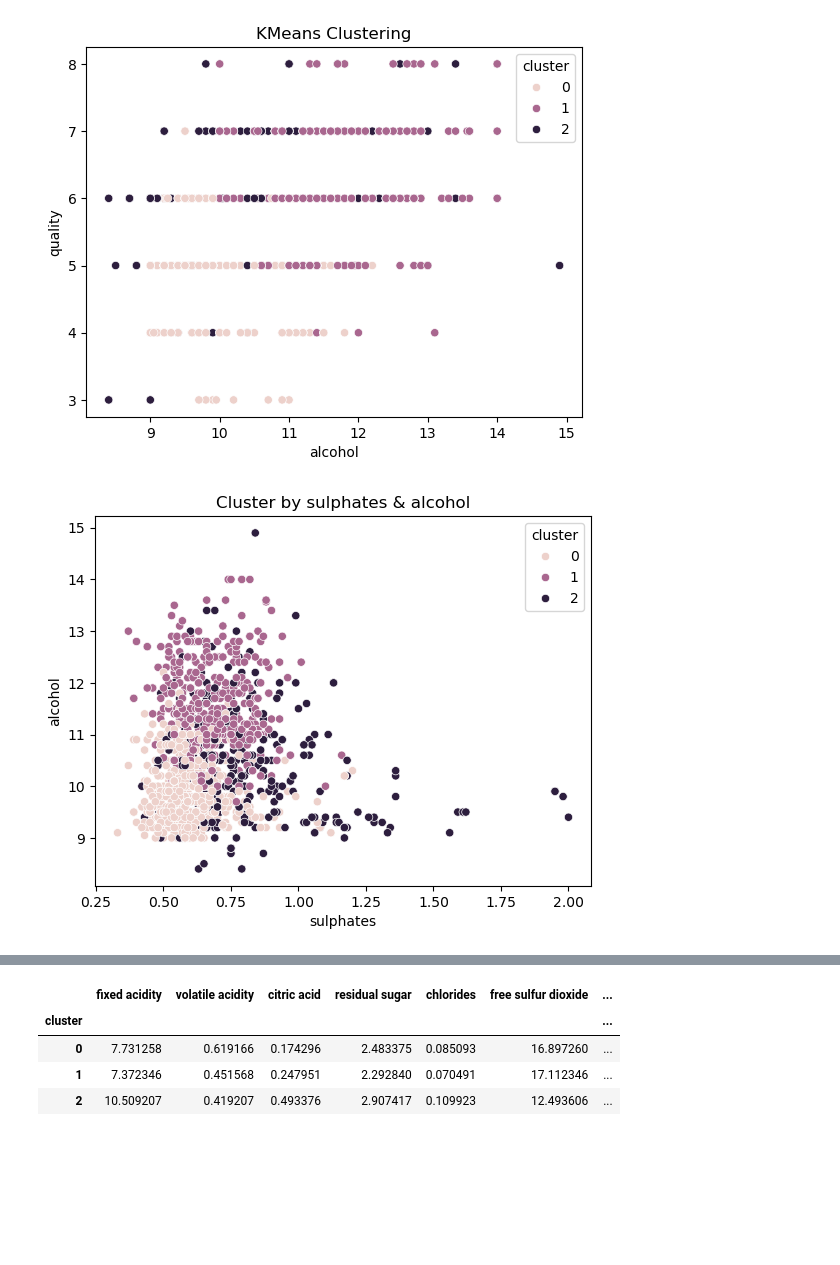
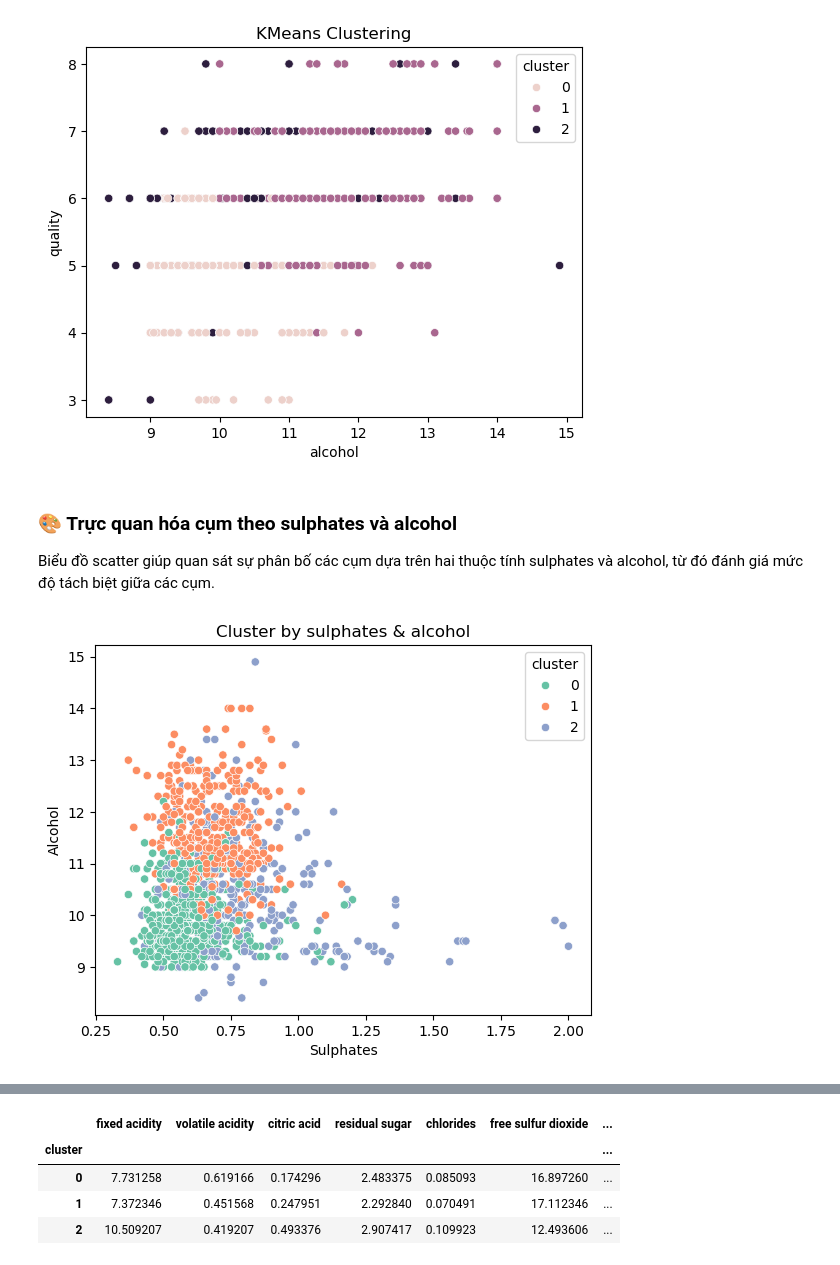
Before and after one commit to TuanN05/Winequality_DataMining, a Jupyter notebook: visualization_kmeans.ipynb, the cells around one changed output, grey strips where cells are left out. Drawn from its saved outputs; the diff is of its cells as text; code cells hidden in the pictures; blank space fills up the shorter version.

Commit message:
implement kmeans clustering and add markdown explanation

```diff
--- a/visualization_kmeans.ipynb
+++ b/visualization_kmeans.ipynb
@@ -64,9 +98,20 @@ plt.title("KMeans Clustering")
 plt.show()
 # %% [output]
 [figure]
+# %% [markdown]
+### 🎨 Trực quan hóa cụm theo sulphates và alcohol
+
+Biểu đồ scatter giúp quan sát sự phân bố các cụm dựa trên hai thuộc tính sulphates và alcohol, từ đó đánh giá mức độ tách biệt giữa các cụm.
 # %%
-sns.scatterplot(x=df['sulphates'], y=df['alcohol'], hue=df['cluster'])
+sns.scatterplot(
+    x=df['sulphates'],
+    y=df['alcohol'],
+    hue=df['cluster'],
+    palette='Set2'
+)
 plt.title("Cluster by sulphates & alcohol")
+plt.xlabel("Sulphates")
+plt.ylabel("Alcohol")
 plt.show()
 # %% [output]
-[figure, old version]
+[figure, new version]
```
Also changed, not shown: parts of 17 cells of this notebook.
